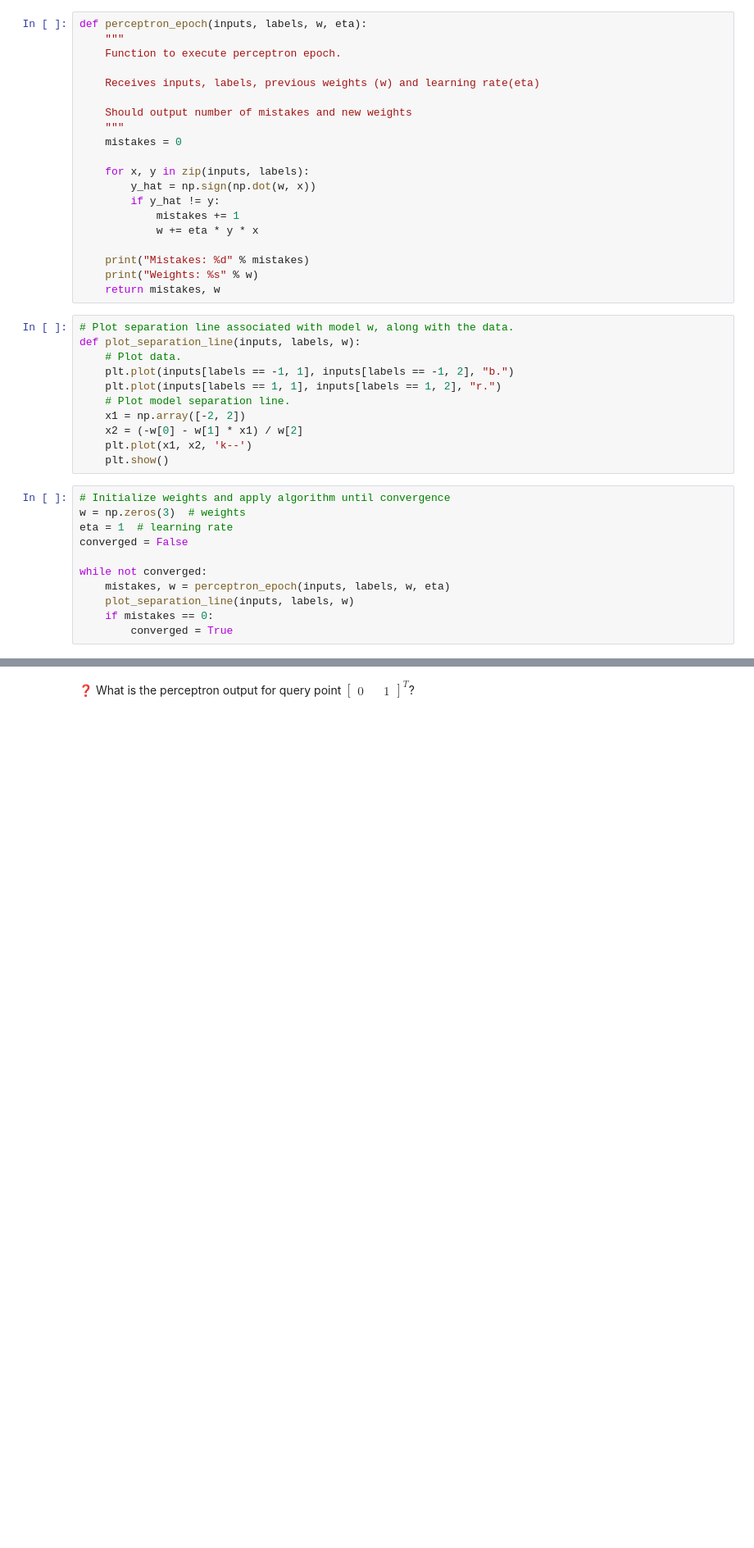
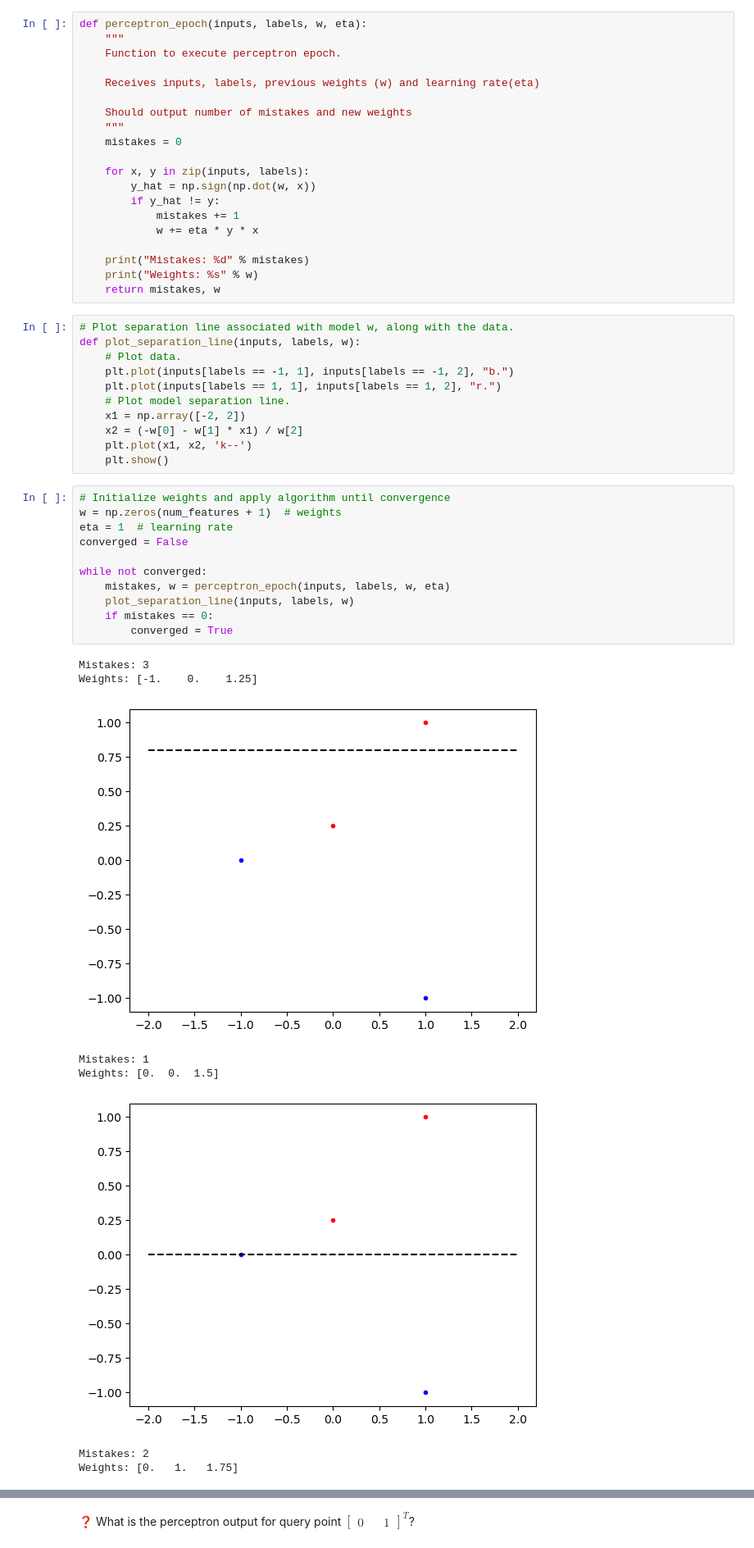
Before and after one commit to bodybuilders-team/ist-meic-ap-g14, a Jupyter notebook: labs/practical_02.ipynb, the cells around one changed output, grey strips where cells are left out. Shown at 82% size. Saved outputs shown, nothing was run; the diff lists cells and outputs as text; blank space fills up the shorter version.

```diff
--- a/labs/practical_02.ipynb
+++ b/labs/practical_02.ipynb
@@ -67,12 +70,21 @@ def plot_separation_line(inputs, labels, w):
     plt.show()
 # %%
 # Initialize weights and apply algorithm until convergence
-w = np.zeros(3)  # weights
+w = np.zeros(num_features + 1)  # weights
 eta = 1  # learning rate
 converged = False
 
 while not converged:
     mistakes, w = perceptron_epoch(inputs, labels, w, eta)
     plot_separation_line(inputs, labels, w)
     if mistakes == 0:
         converged = True
+# %% [output]
+Mistakes: 3
+Weights: [-1.    0.    1.25]
+[figure, added]
+Mistakes: 1
+Weights: [0.  0.  1.5]
+[figure, added]
+Mistakes: 2
+Weights: [0.   1.   1.75]
```
Also changed, not shown: parts of 10 cells of this notebook.
